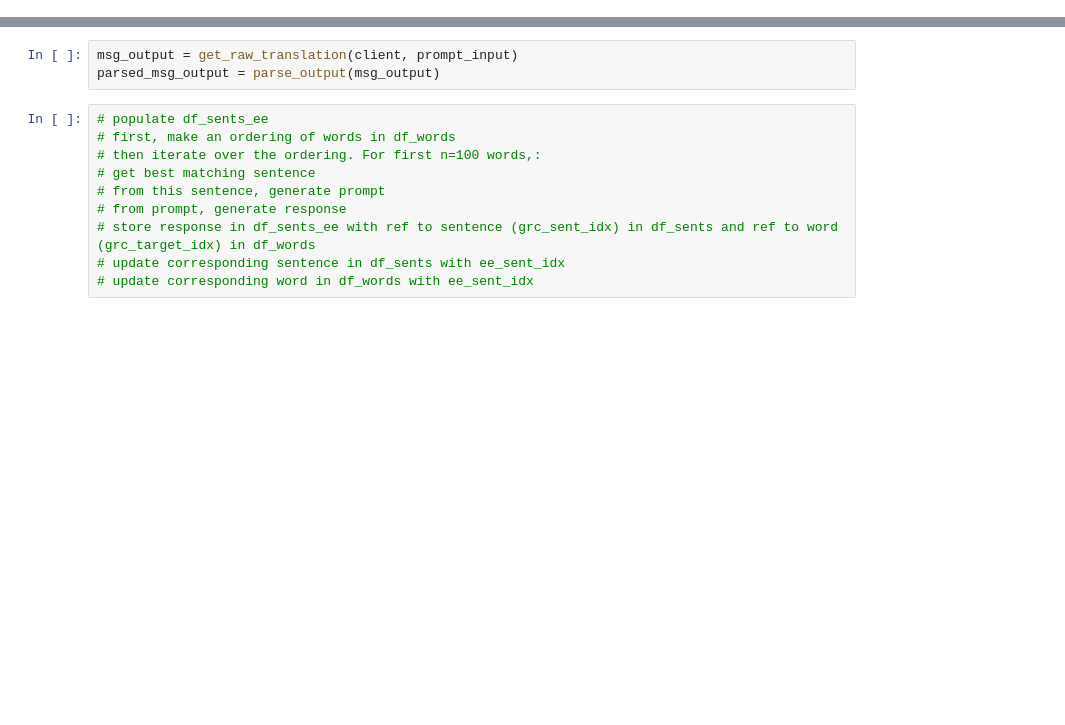
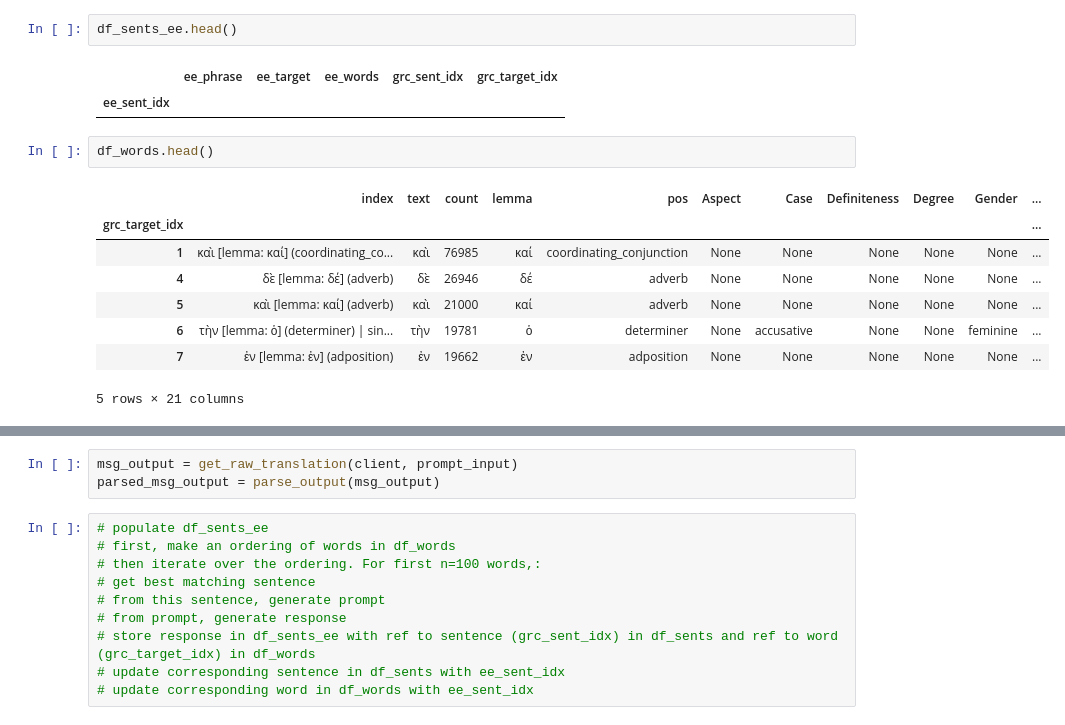
Before and after one commit to fedorst/attic-anki, a Jupyter notebook: notebooks/translations/generate_translations.ipynb, the cells around one changed output, grey strips where cells are left out. Drawn from its saved outputs; the diff is of its cells as text; blank space fills up the shorter version.

```diff
--- a/notebooks/translations/generate_translations.ipynb
+++ b/notebooks/translations/generate_translations.ipynb
@@ -47,3 +127,19 @@ def get_raw_translation(client: anthropic.Anthropic, input_prompt: str):
         ]
     )
     return message
+# %%
+df_sents_ee.head()
+# %% [output]
+|  | ee_phrase | ee_target | ee_words | grc_sent_idx | grc_target_idx |
+| ee_sent_idx |  |  |  |  |  |
+# %%
+df_words.head()
+# %% [output]
+|  | index | text | count | lemma | pos | Aspect | Case | Definiteness | Degree | Gender | ... |
+| grc_target_idx |  |  |  |  |  |  |  |  |  |  | ... |
+| 1 | καὶ [lemma: καί] (coordinating_co... | καὶ | 76985 | καί | coordinating_conjunction | None | None | None | None | None | ... |
+| 4 | δὲ [lemma: δέ] (adverb) | δὲ | 26946 | δέ | adverb | None | None | None | None | None | ... |
+| 5 | καὶ [lemma: καί] (adverb) | καὶ | 21000 | καί | adverb | None | None | None | None | None | ... |
+| 6 | τὴν [lemma: ὁ] (determiner) | sin... | τὴν | 19781 | ὁ | determiner | None | accusative | None | None | feminine | ... |
+| 7 | ἐν [lemma: ἐν] (adposition) | ἐν | 19662 | ἐν | adposition | None | None | None | None | None | ... |
+5 rows × 21 columns
```
Also changed, not shown: parts of 34 cells of this notebook, 5 other files.
